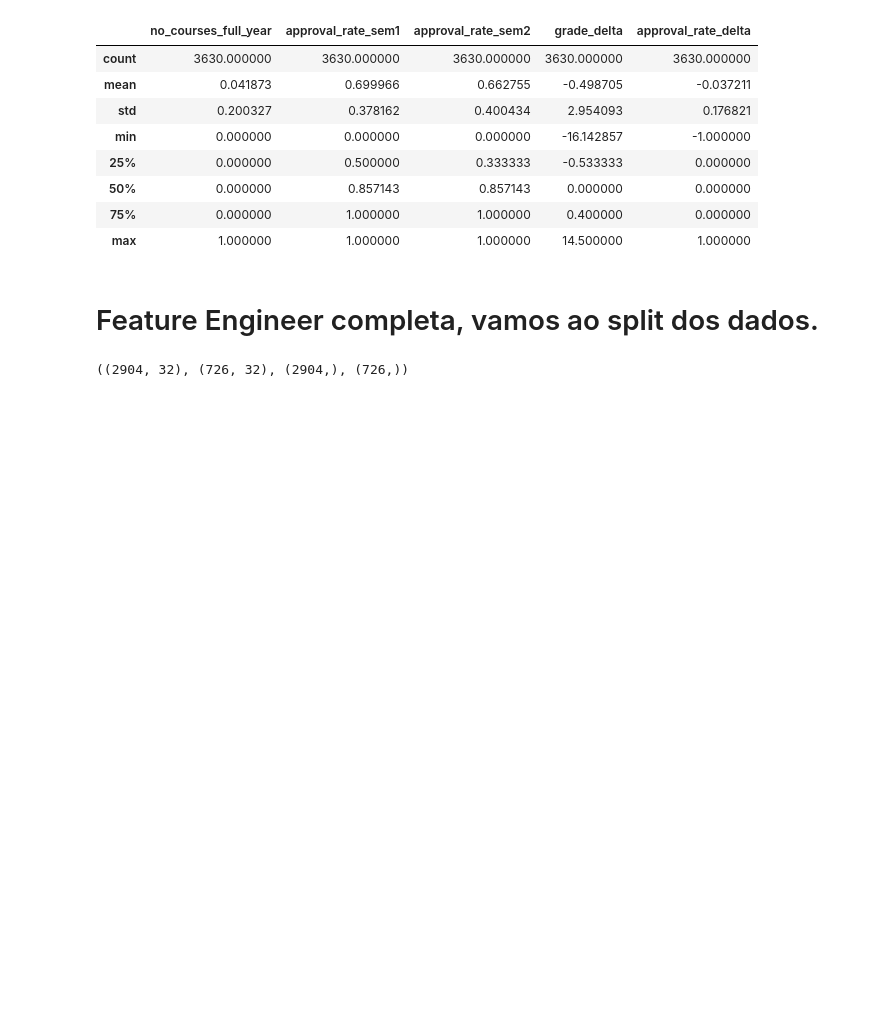
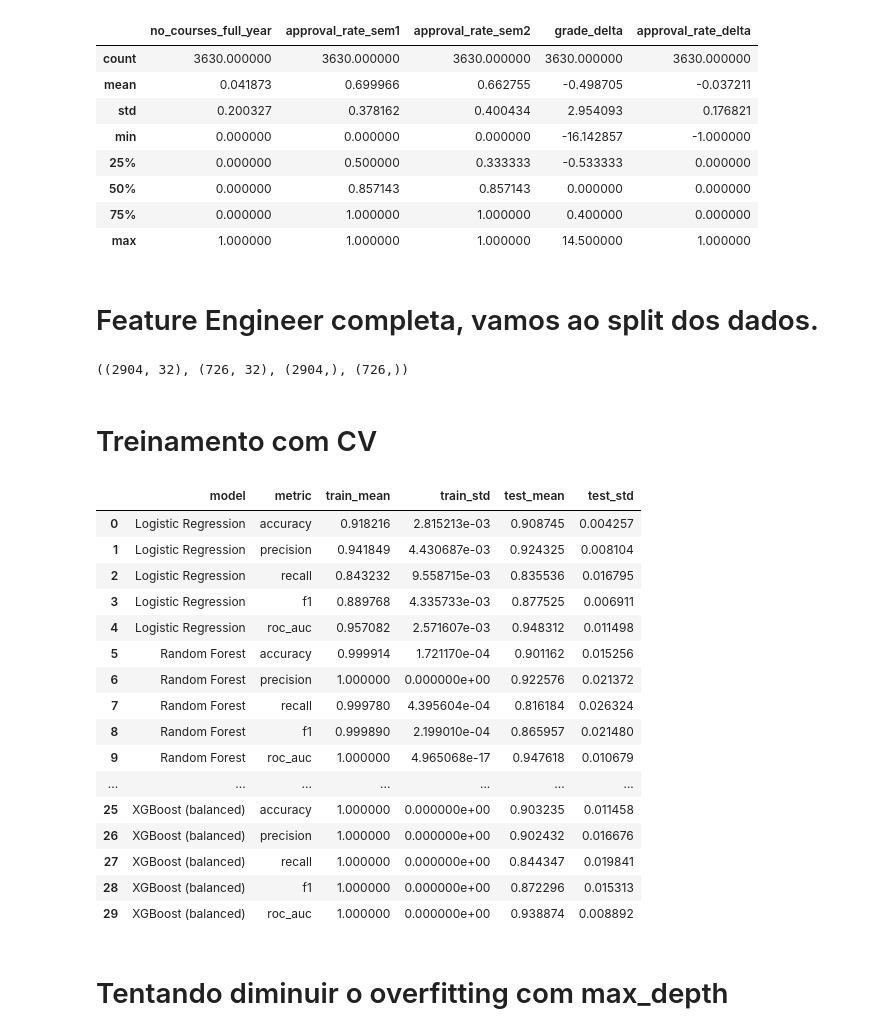
Before and after one commit to rebertmatheus/fiap-tech-challenge-sub-fase-3, a Jupyter notebook: notebooks/fiap-sub-fase-3-notebook.ipynb, the cells around one changed output. Saved outputs shown, nothing was run; the diff lists cells and outputs as text; code cells hidden in the pictures; blank space fills up the shorter version.

```diff
--- a/notebooks/fiap-sub-fase-3-notebook.ipynb
+++ b/notebooks/fiap-sub-fase-3-notebook.ipynb
@@ -264,3 +279,5 @@ X_train, X_test, y_train, y_test = train_test_split(X, y, test_size=0.2, random_
 X_train.shape, X_test.shape, y_train.shape, y_test.shape
 # %% [output]
 ((2904, 32), (726, 32), (2904,), (726,))
+# %% [markdown]
+# Treinamento com CV
@@ -266,0 +316,64 @@ X_train.shape, X_test.shape, y_train.shape, y_test.shape
+# %%
+# Testar com class_weight='balanced' para Logistic Regression e Random Forest, e scale_pos_weight para XGBoost a fim de lidar com o desbalanceamento leve.
+
+scale_pos_weight = (y_train == 0).sum() / (y_train == 1).sum()
+
+pipeline_logregr_balanced = Pipeline(steps=[
+	('preprocessor', build_pipeline(numeric_cols, categorical_cols)),
+	('classifier', LogisticRegression(max_iter=1000, random_state=42, class_weight='balanced'))
+])
+
+pipeline_rf_balanced = Pipeline(steps=[
+	('preprocessor', build_pipeline(numeric_cols, categorical_cols)),
+	('classifier', RandomForestClassifier(n_estimators=100, random_state=42, class_weight='balanced'))
+])
+
+pipeline_xgb_balanced = Pipeline(steps=[
+	('preprocessor', build_pipeline(numeric_cols, categorical_cols)),
+	('classifier', XGBClassifier(n_estimators=100, random_state=42, eval_metric='logloss', scale_pos_weight=scale_pos_weight))
+])
+
+pipelines_balanced = {
+	'Logistic Regression (balanced)': pipeline_logregr_balanced,
+	'Random Forest (balanced)': pipeline_rf_balanced,
+	'XGBoost (balanced)': pipeline_xgb_balanced
+}
+
+for name, pipeline in pipelines_balanced.items():
+    stratified_results[name] = cross_validate(pipeline, X_train, y_train, cv=stratkf, scoring=scoring, return_train_score=True, n_jobs=-1)
+# %%
+rows = []
+
+for name, result in stratified_results.items():
+    for metric in scoring:
+        rows.append({
+			'model': name,
+			'metric': metric,
+			'train_mean': result[f'train_{metric}'].mean(),
+			'train_std': result[f'train_{metric}'].std(),
+			'test_mean': result[f'test_{metric}'].mean(),
+			'test_std': result[f'test_{metric}'].std()
+		})
+
+df_results = pd.DataFrame(rows)
+df_results
+# %% [output]
+|  | model | metric | train_mean | train_std | test_mean | test_std |
+| 0 | Logistic Regression | accuracy | 0.918216 | 2.815213e-03 | 0.908745 | 0.004257 |
+| 1 | Logistic Regression | precision | 0.941849 | 4.430687e-03 | 0.924325 | 0.008104 |
+| 2 | Logistic Regression | recall | 0.843232 | 9.558715e-03 | 0.835536 | 0.016795 |
+| 3 | Logistic Regression | f1 | 0.889768 | 4.335733e-03 | 0.877525 | 0.006911 |
+| 4 | Logistic Regression | roc_auc | 0.957082 | 2.571607e-03 | 0.948312 | 0.011498 |
+| 5 | Random Forest | accuracy | 0.999914 | 1.721170e-04 | 0.901162 | 0.015256 |
+| 6 | Random Forest | precision | 1.000000 | 0.000000e+00 | 0.922576 | 0.021372 |
+| 7 | Random Forest | recall | 0.999780 | 4.395604e-04 | 0.816184 | 0.026324 |
+| 8 | Random Forest | f1 | 0.999890 | 2.199010e-04 | 0.865957 | 0.021480 |
+| 9 | Random Forest | roc_auc | 1.000000 | 4.965068e-17 | 0.947618 | 0.010679 |
+| ... | ... | ... | ... | ... | ... | ... |
+| 25 | XGBoost (balanced) | accuracy | 1.000000 | 0.000000e+00 | 0.903235 | 0.011458 |
+| 26 | XGBoost (balanced) | precision | 1.000000 | 0.000000e+00 | 0.902432 | 0.016676 |
+| 27 | XGBoost (balanced) | recall | 1.000000 | 0.000000e+00 | 0.844347 | 0.019841 |
+| 28 | XGBoost (balanced) | f1 | 1.000000 | 0.000000e+00 | 0.872296 | 0.015313 |
+| 29 | XGBoost (balanced) | roc_auc | 1.000000 | 0.000000e+00 | 0.938874 | 0.008892 |
+# %% [markdown]
+# Tentando diminuir o overfitting com max_depth
```
Also changed, not shown: parts of 21 cells of this notebook, 13 other files.
